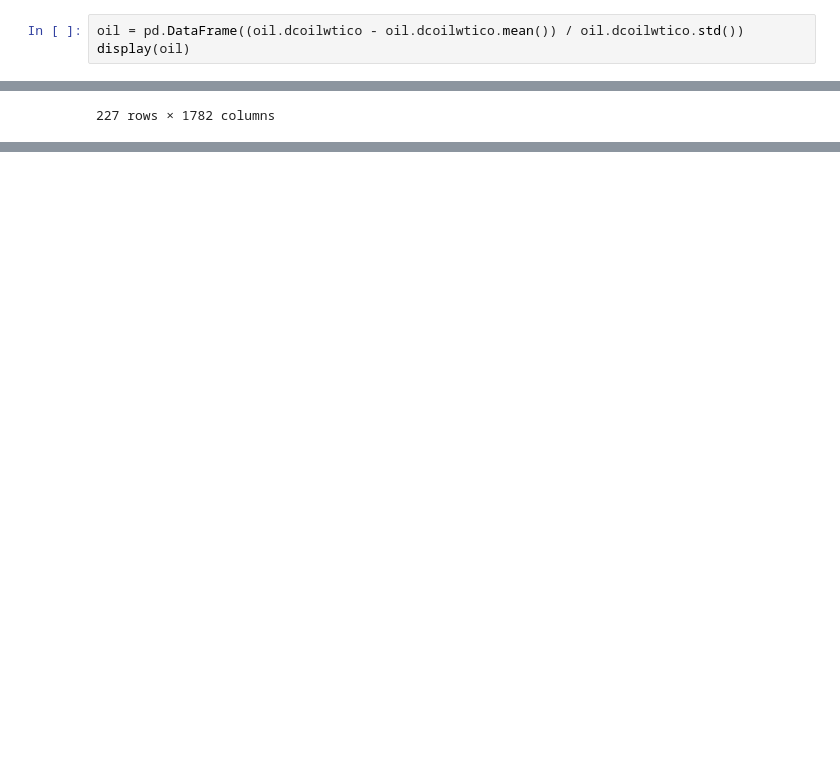
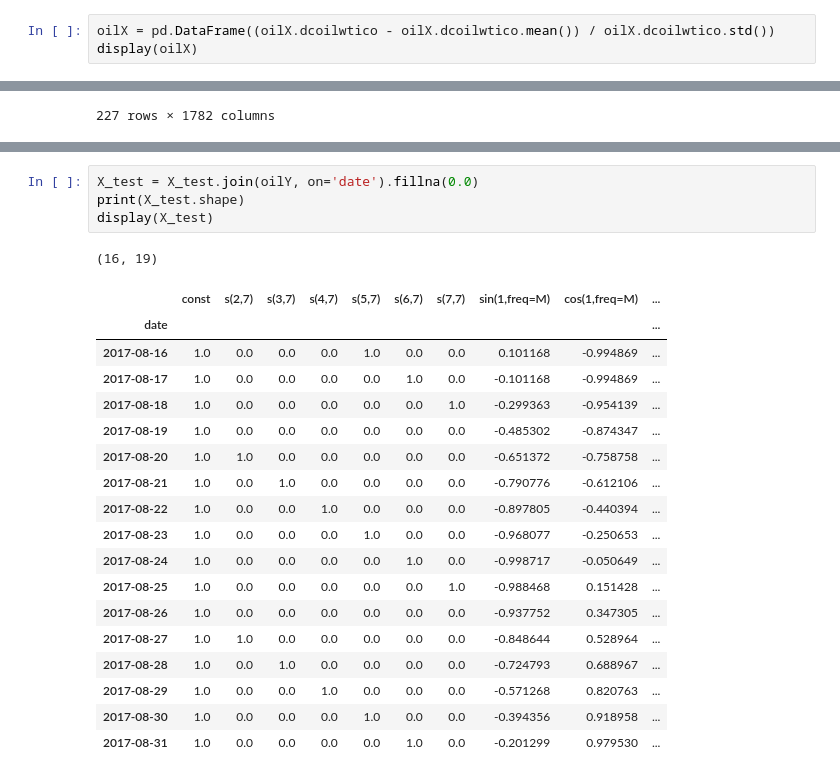
Before and after one commit to taaha/store-sales-forecast, a Jupyter notebook: sale-forecast_1.ipynb, the cells around one changed output, grey strips where cells are left out. Drawn from its saved outputs; the diff is of its cells as text; blank space fills up the shorter version.

```diff
--- a/sale-forecast_1.ipynb
+++ b/sale-forecast_1.ipynb
@@ -397,8 +397,8 @@ display(oil)
 | 2017-08-15 | 47.570000 |
 1206 rows × 1 columns
 # %%
-oil = pd.DataFrame((oil.dcoilwtico - oil.dcoilwtico.mean()) / oil.dcoilwtico.std())
-display(oil)
+oilX = pd.DataFrame((oilX.dcoilwtico - oilX.dcoilwtico.mean()) / oilX.dcoilwtico.std())
+display(oilX)
 # %% [output]
 |  | dcoilwtico |
 | date |  |
@@ -543,0 +669,24 @@ display(y)
+# %%
+X_test = X_test.join(oilY, on='date').fillna(0.0)
+print(X_test.shape)
+display(X_test)
+# %% [output]
+(16, 19)
+|  | const | s(2,7) | s(3,7) | s(4,7) | s(5,7) | s(6,7) | s(7,7) | sin(1,freq=M) | cos(1,freq=M) | ... |
+| date |  |  |  |  |  |  |  |  |  | ... |
+| 2017-08-16 | 1.0 | 0.0 | 0.0 | 0.0 | 1.0 | 0.0 | 0.0 | 0.101168 | -0.994869 | ... |
+| 2017-08-17 | 1.0 | 0.0 | 0.0 | 0.0 | 0.0 | 1.0 | 0.0 | -0.101168 | -0.994869 | ... |
+| 2017-08-18 | 1.0 | 0.0 | 0.0 | 0.0 | 0.0 | 0.0 | 1.0 | -0.299363 | -0.954139 | ... |
+| 2017-08-19 | 1.0 | 0.0 | 0.0 | 0.0 | 0.0 | 0.0 | 0.0 | -0.485302 | -0.874347 | ... |
+| 2017-08-20 | 1.0 | 1.0 | 0.0 | 0.0 | 0.0 | 0.0 | 0.0 | -0.651372 | -0.758758 | ... |
+| 2017-08-21 | 1.0 | 0.0 | 1.0 | 0.0 | 0.0 | 0.0 | 0.0 | -0.790776 | -0.612106 | ... |
+| 2017-08-22 | 1.0 | 0.0 | 0.0 | 1.0 | 0.0 | 0.0 | 0.0 | -0.897805 | -0.440394 | ... |
+| 2017-08-23 | 1.0 | 0.0 | 0.0 | 0.0 | 1.0 | 0.0 | 0.0 | -0.968077 | -0.250653 | ... |
+| 2017-08-24 | 1.0 | 0.0 | 0.0 | 0.0 | 0.0 | 1.0 | 0.0 | -0.998717 | -0.050649 | ... |
+| 2017-08-25 | 1.0 | 0.0 | 0.0 | 0.0 | 0.0 | 0.0 | 1.0 | -0.988468 | 0.151428 | ... |
+| 2017-08-26 | 1.0 | 0.0 | 0.0 | 0.0 | 0.0 | 0.0 | 0.0 | -0.937752 | 0.347305 | ... |
+| 2017-08-27 | 1.0 | 1.0 | 0.0 | 0.0 | 0.0 | 0.0 | 0.0 | -0.848644 | 0.528964 | ... |
+| 2017-08-28 | 1.0 | 0.0 | 1.0 | 0.0 | 0.0 | 0.0 | 0.0 | -0.724793 | 0.688967 | ... |
+| 2017-08-29 | 1.0 | 0.0 | 0.0 | 1.0 | 0.0 | 0.0 | 0.0 | -0.571268 | 0.820763 | ... |
+| 2017-08-30 | 1.0 | 0.0 | 0.0 | 0.0 | 1.0 | 0.0 | 0.0 | -0.394356 | 0.918958 | ... |
+| 2017-08-31 | 1.0 | 0.0 | 0.0 | 0.0 | 0.0 | 1.0 | 0.0 | -0.201299 | 0.979530 | ... |
```
Also changed, not shown: parts of 15 cells of this notebook.
